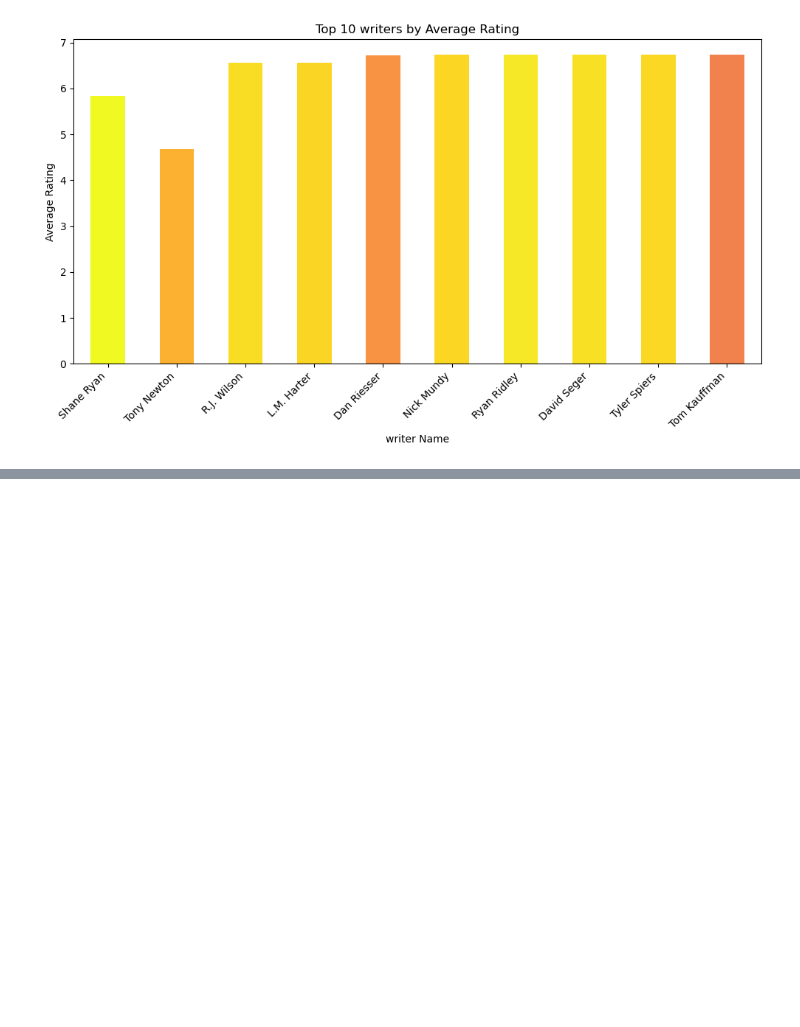
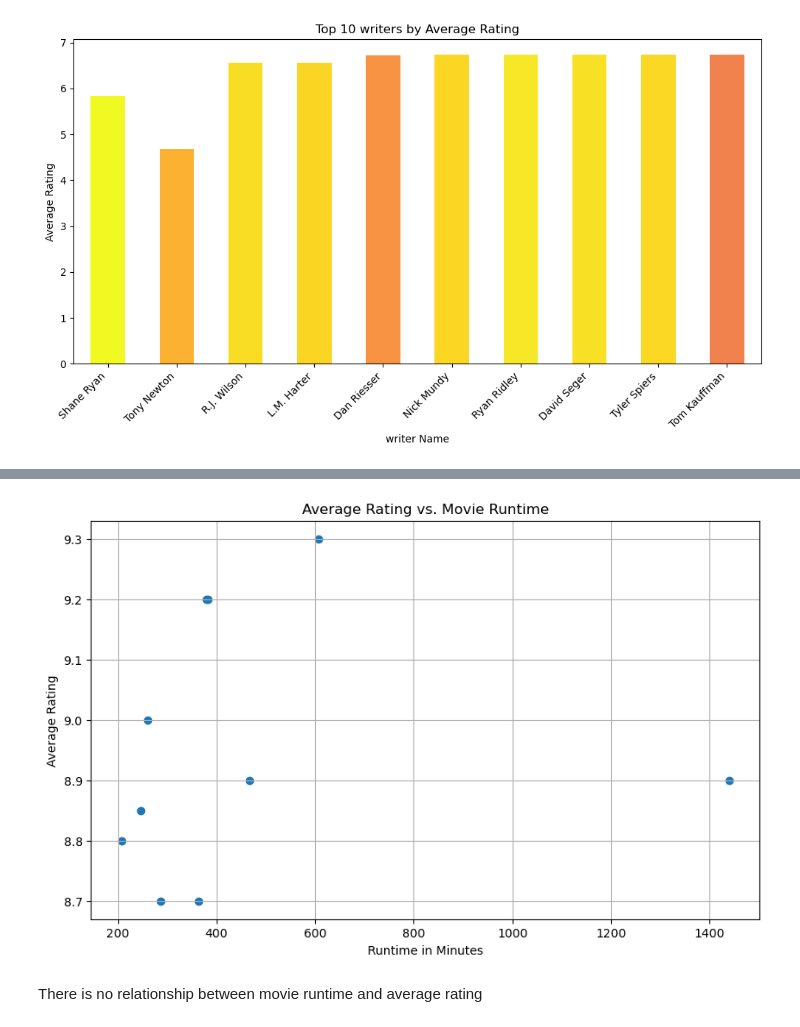
Before and after one commit to Alanmuchiri/Group7---Phase-2, a Jupyter notebook: film_performance(3).ipynb, the cells around one changed output, grey strips where cells are left out. Drawn from its saved outputs; the diff is of its cells as text; code cells hidden in the pictures; blank space fills up the shorter version.

Commit message:
added runtime plot

```diff
--- a/film_performance(3).ipynb
+++ b/film_performance(3).ipynb
@@ -1280,0 +1285,17 @@ plt.show()
+# %%
+runtime_df = pd.read_sql("""
+SELECT
+    runtime_minutes AS runtimeMinutes,
+    AVG(r.averageRating) AS avg_rating,
+    COUNT(r.numVotes) AS total_votes
+FROM
+    movie_basics mb
+JOIN
+    movie_ratings r ON mb.movie_id = r.movie_id
+GROUP BY
+    runtime_minutes
+ORDER BY
+    avg_rating DESC ,total_votes DESC
+LIMIT 10
+""", conn)
+runtime_df
@@ -1280,0 +1314,17 @@ plt.show()
+# %%
+# Create a scatter plot
+plt.figure(figsize=(10, 6)) # Optional: adjust figure size
+plt.scatter(runtime_df['runtimeMinutes'], runtime_df['avg_rating'])
+
+# Add labels and a title
+plt.xlabel('Runtime in Minutes')
+plt.ylabel('Average Rating')
+plt.title('Average Rating vs. Movie Runtime')
+plt.grid(True) # Optional: add a grid
+
+# Display the plot
+plt.show()
+# %% [output]
+[figure, added]
+# %% [markdown]
+There is no relationship between movie runtime and average rating
```
Also changed, not shown: parts of 3 cells of this notebook, 6 other files.
